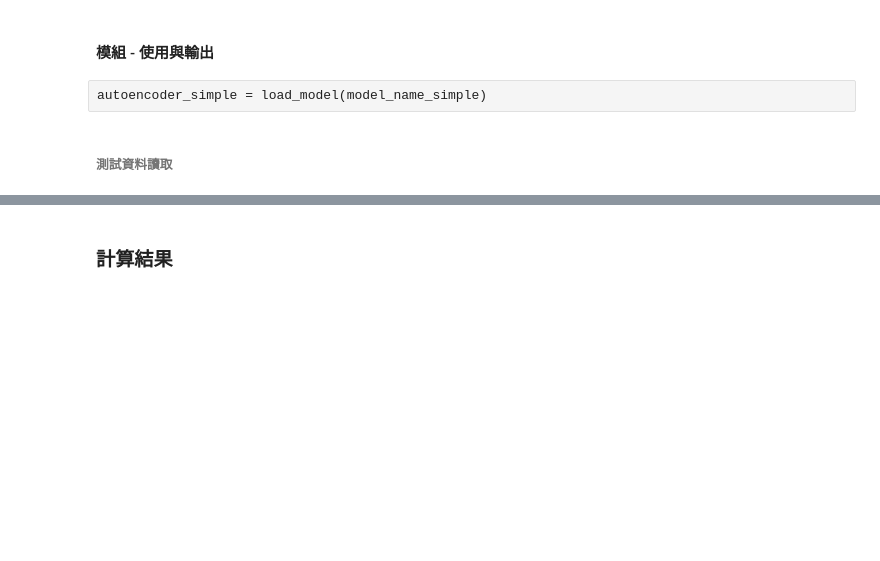
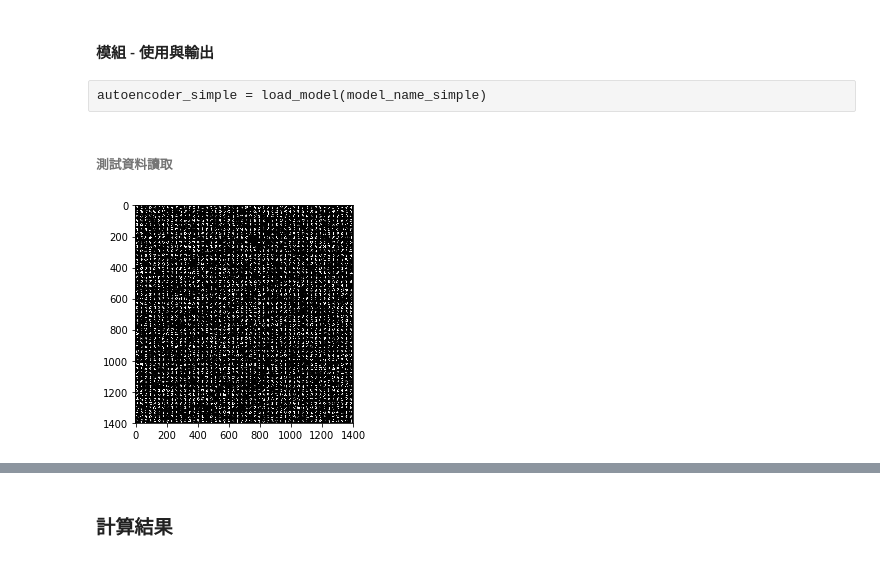
Before and after one commit to Stronglian/AutoEncoder_1071Course, a Jupyter notebook: 1212_04_AE_train_simple_model_wu.ipynb, the cells around one changed output, grey strips where cells are left out. Drawn from its saved outputs; the diff is of its cells as text; code cells hidden in the pictures; blank space fills up the shorter version.

```diff
--- a/1212_04_AE_train_simple_model_wu.ipynb
+++ b/1212_04_AE_train_simple_model_wu.ipynb
@@ -202,12 +216,16 @@ dataSetName = "mnist-pria-awgn_snr=10.npz"
 f = np.load(dataSetName)
 x_train_noise, x_test_noise = f['x_train'], f['x_test']
 del f
+# %%
+x_test_noise = DataPreProcess(x_test_noise)
 # %%
 decodeImg_test_simple = autoencoder_simple.predict(x_test_noise)
 # %%
 decodeImg_test_simple = DataRecovery(decodeImg_test_simple)
 # %%
-ResultImgShow(decodeImg_test_simple, model_name_complex, strImgLabel = "AFTER")
+ResultImgShow(decodeImg_test_simple, model_name_simple, strImgLabel = "AFTER")
+# %% [output]
+[figure, added]
 # %%
 x_test_noise = DataRecovery(x_test_noise)
 x_train_org  = DataRecovery(x_train_org)
```
Also changed, not shown: parts of 6 cells of this notebook, 1 other file.
